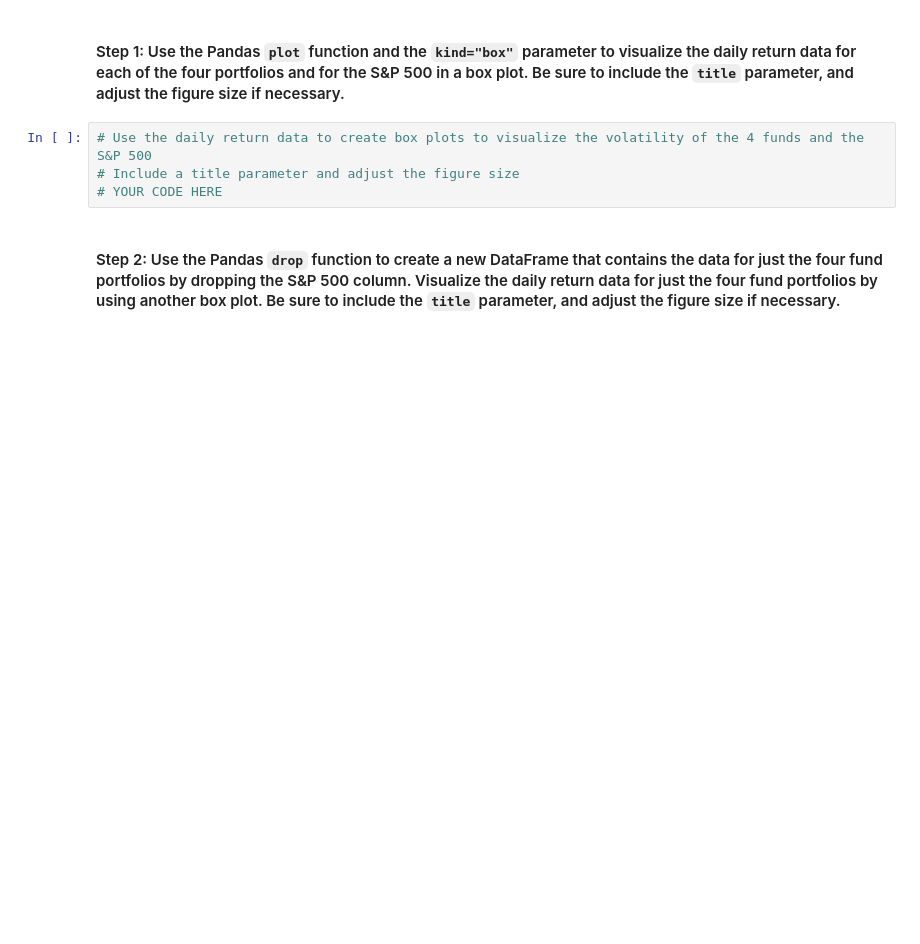
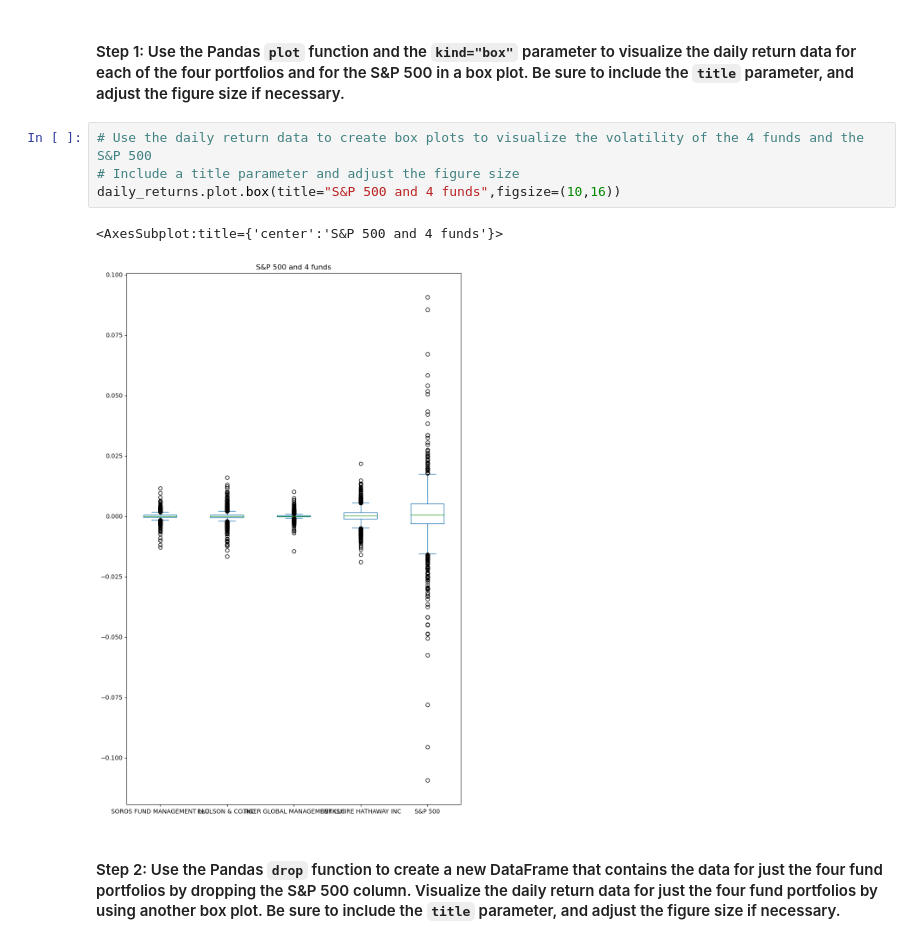
Before and after one commit to lumiroga/fintech-Challenge4, a Jupyter notebook: risk_return_analysis.ipynb, the cells around one changed output. Drawn from its saved outputs; the diff is of its cells as text; blank space fills up the shorter version.

```diff
--- a/risk_return_analysis.ipynb
+++ b/risk_return_analysis.ipynb
@@ -214,7 +214,10 @@ Analyze the volatility of each of the four fund portfolios and of the S&P 500 In
 # %%
 # Use the daily return data to create box plots to visualize the volatility of the 4 funds and the S&P 500
 # Include a title parameter and adjust the figure size
-# YOUR CODE HERE
+daily_returns.plot.box(title="S&P 500 and 4 funds",figsize=(10,16))
+# %% [output]
+<AxesSubplot:title={'center':'S&P 500 and 4 funds'}>
+[figure, added]
 # %% [markdown]
 #### Step 2: Use the Pandas `drop` function to create a new DataFrame that contains the data for just the four fund portfolios by dropping the S&P 500 column. Visualize the daily return data for just the four fund portfolios by using another box plot. Be sure to include the `title` parameter, and adjust the figure size if necessary.
 # %%
```
Also changed, not shown: parts of 3 cells of this notebook, 1 other file.
